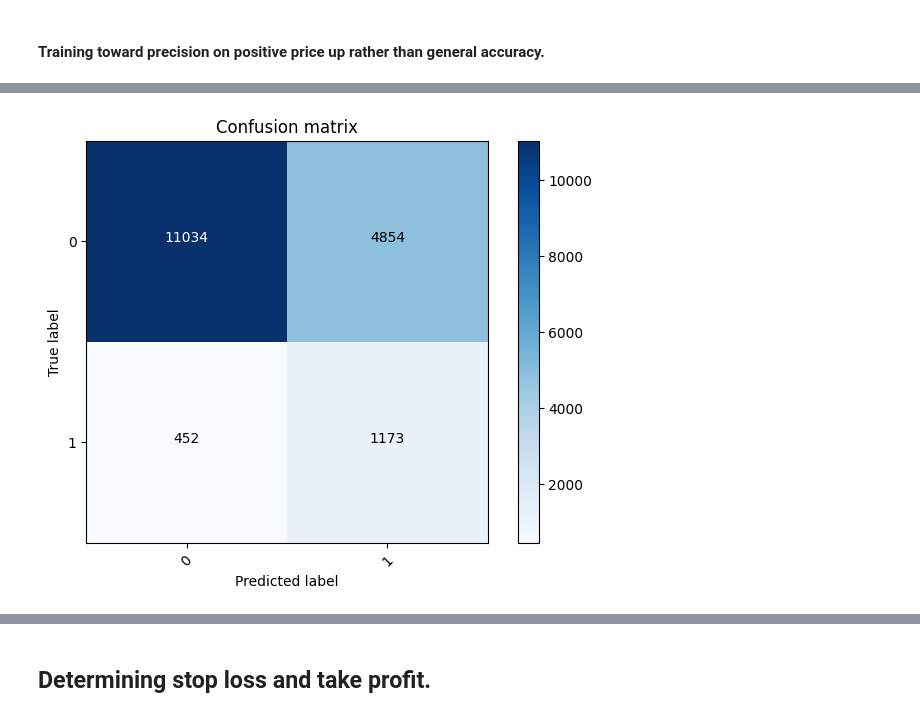
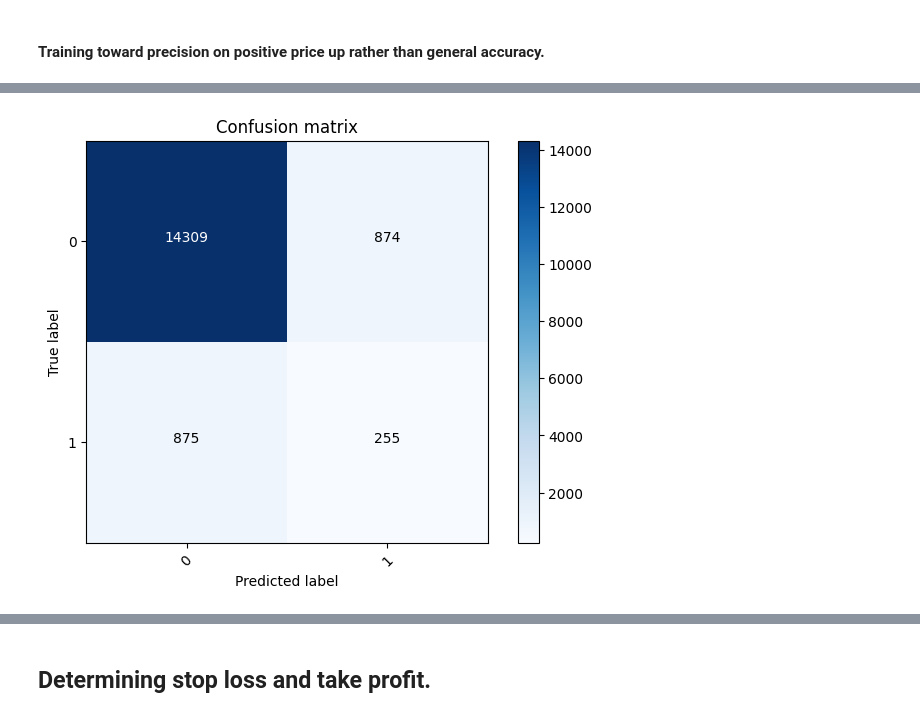
Before and after one commit to aaron-galligan/TradingBot, a Jupyter notebook: analysis.ipynb, the cells around one changed output, grey strips where cells are left out. Saved outputs shown, nothing was run; the diff lists cells and outputs as text; code cells hidden in the pictures.

```diff
--- a/analysis.ipynb
+++ b/analysis.ipynb
@@ -85,8 +111,10 @@ df = joblib.load('saved_vars/35_features_2015_21-10-2025.joblib')
 # %%
+
 df_by_ticker = df.copy()
 print(df_by_ticker.shape)
 #remove rows with nans or neg nums in certain rows.
 df_by_ticker = df_by_ticker.dropna()
+df_by_ticker = df_by_ticker[df_by_ticker['last_price'] > 2]
 df_by_ticker = df_by_ticker[(df_by_ticker[['last_price', 'Qty', 'shares_held', 'Owned', 'Value', 'Owned_norm', 'title_rank', 'filing_lad_days', 'same_day_trade_count']] >= 0).all(axis=1)]
 print(df_by_ticker.shape)
 # %% [output]
@@ -94,0 +123,4 @@ print(df_by_ticker.shape)
+# %%
+todays_trades = df_by_ticker[df_by_ticker['eff_trans_date'] == df_by_ticker.iloc[-1]['eff_trans_date']]
+df_by_ticker = df_by_ticker[df_by_ticker['eff_trans_date'] != df_by_ticker.iloc[-1]['eff_trans_date']]
+df_by_ticker.shape
@@ -243,13 +226,0 @@ Keeping Columns:  Index(['last_price', 'Qty', 'shares_held', 'Value', 'Owned_nor
-# %%
-#Note: with 88k trades it took 15.8 sec
-
-clf=RandomForestClassifier(bootstrap=True, class_weight=None, criterion='gini',
-                       max_depth=None, max_leaf_nodes=None,
-                       min_samples_leaf=1, min_samples_split=2,
-                       min_weight_fraction_leaf=0.0, n_estimators=90,
-                       n_jobs=None, oob_score=False, random_state=None,
-                       verbose=0, warm_start=False)
-
-clf.fit(X_train,y_train)
-
-y_pred=clf.predict(X_test)
@@ -447,22 +301,18 @@ Accuracy: 0.7693530079455164
 # %% [markdown]
 #### Training toward precision on positive price up rather than general accuracy.
 # %%
+
 y = targets['next_day_5%']
-'''
-X = df_by_ticker.drop([
-    'transaction_date', 'trade_date', 'eff_trans_date', 'ticker','company_name', 'owner_name', 'prev_prices', 'future_prices',
-    'Title', 'transaction_type', 'Owned','trade_date_epoch', 'eff_trans_date_epoch', '30d_volatility', 'title_rank', 'filing_lad_days',
-    'Owned_norm', 'last_price', 'SPY_1d_return', 'is_during_market_hours', 'day_of_week', 'month_end_flag', 'Value', '1mo_return', 'shares_held',  'Qty', 'volume_zscore'
-], axis=1)'''
 
 X = df_by_ticker.drop([
     'transaction_date', 'trade_date', 'eff_trans_date',
     'ticker','company_name', 'owner_name', 'prev_prices', 'future_prices',
-    'Title', 'transaction_type', 'Owned','trade_date_epoch', 'eff_trans_date_epoch',
-    'day_of_week', 'last_price'
+    'Title', 'transaction_type', 'Owned','trade_date_epoch', 'eff_trans_date_epoch'
+    ,'last_price'
     ], axis=1)
 print(X.columns)
 
+#random split was found to inflate accuracy stats
 split_date = df_by_ticker['eff_trans_date'].quantile(0.8)
 train_idx = df_by_ticker['eff_trans_date'] <= split_date
 X_train, y_train = X.loc[train_idx], y.loc[train_idx]
@@ -494,39 +344,6 @@ clf = xgb.XGBClassifier(
 
 clf.fit(X_train, y_train)
 
-y_pred_proba = clf.predict_proba(X_test)[:, 1]
-
-# Examine range of probabilities
-print("Min prob:", y_pred_proba.min(), "Max prob:", y_pred_proba.max())
-
-from sklearn.metrics import precision_recall_curve
-prec, rec, th = precision_recall_curve(y_test, y_pred_proba)
-prec, rec, th = prec[:-1], rec[:-1], th  # drop last precision/recall to match thresholds
-
-# Filter for thresholds that still yield some recall
-valid = rec > 0
-prec = prec[valid]
-rec = rec[valid]
-th = th[valid]
-
-# Choose threshold where precision >= recall (balanced conservatism)
-import numpy as np
-idx = np.argmax(prec >= rec)
-chosen_threshold = th[idx] if len(th) > 0 else 0.5
-
-y_pred = (y_pred_proba > chosen_threshold).astype(int)
-
-from sklearn.metrics import precision_score, recall_score, accuracy_score
-print(f"Threshold: {chosen_threshold:.3f}")
-print("Precision:", precision_score(y_test, y_pred), ' How many of the predicted up days were correct.')
-print("Recall:", recall_score(y_test, y_pred), ' How many up days were predicted as a proportion.')
-print("Accuracy:", accuracy_score(y_test, y_pred))
-
-
-
-y_pred = clf.predict(X_test)
-confusion_mtx = confusion_matrix(y_test, y_pred)
-#print(confusion_mtx)
-plot_confusion_matrix(confusion_mtx, classes = range(2))
+chosen_threshold, y_pred, _precision_score, _recall_score, _accuracy_score = model_eval(clf, X_test, y_test) #optional return if you want to predict other dates.
 # %% [output]
 Index(['Qty', 'shares_held', 'Value', 'Owned_norm', 'title_rank',
@@ -549 +366 @@ Accuracy: 0.8605036258779193
-[figure, old version]
+[figure, new version]
```
Also changed, not shown: parts of 45 cells of this notebook, 6 other files.
